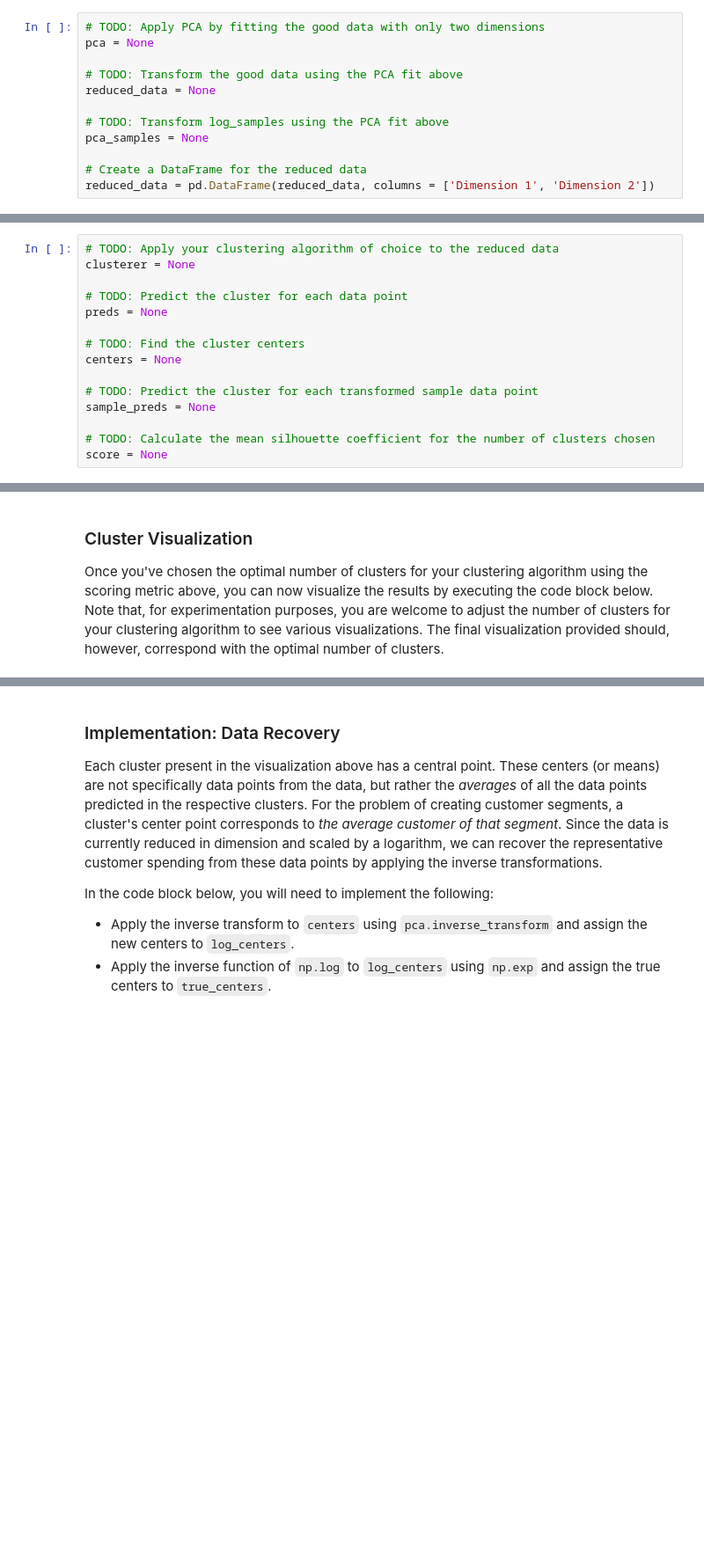
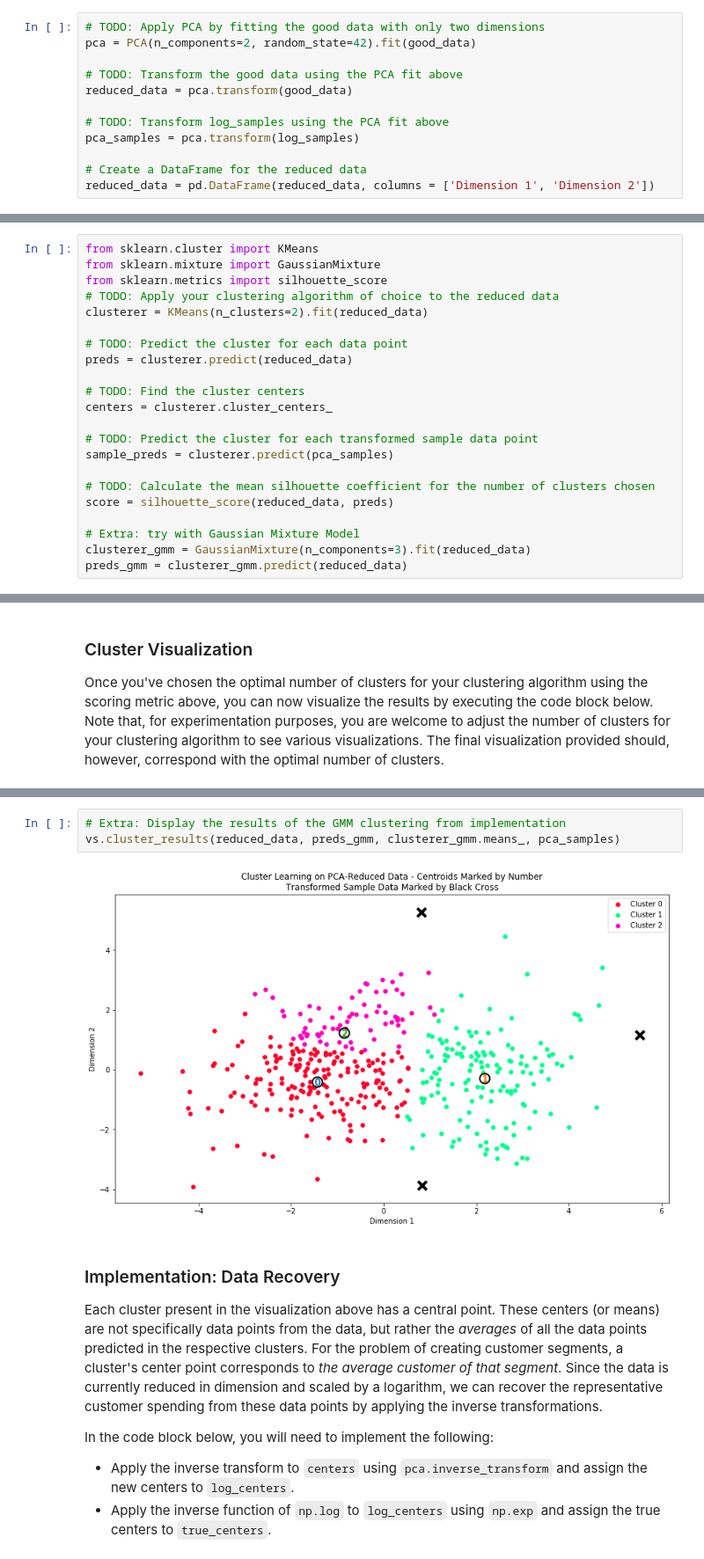
Before and after one commit to zeetaros/ml_nanodegree, a Jupyter notebook: customer_segments/customer_segments_CSY.ipynb, the cells around one changed output, grey strips where cells are left out. Shown at 88% size. Cells and saved outputs as stored; diff of their text form; blank space fills up the shorter version.

```diff
--- a/customer_segments/customer_segments_CSY.ipynb
+++ b/customer_segments/customer_segments_CSY.ipynb
@@ -308,13 +424,13 @@ In the code block below, you will need to implement the following:
  - Apply a PCA transformation of `log_samples` using `pca.transform`, and assign the results to `pca_samples`.
 # %%
 # TODO: Apply PCA by fitting the good data with only two dimensions
-pca = None
+pca = PCA(n_components=2, random_state=42).fit(good_data)
 
 # TODO: Transform the good data using the PCA fit above
-reduced_data = None
+reduced_data = pca.transform(good_data)
 
 # TODO: Transform log_samples using the PCA fit above
-pca_samples = None
+pca_samples = pca.transform(log_samples)
 
 # Create a DataFrame for the reduced data
 reduced_data = pd.DataFrame(reduced_data, columns = ['Dimension 1', 'Dimension 2'])
@@ -364,17 +493,24 @@ In the code block below, you will need to implement the following:
  - Import `sklearn.metrics.silhouette_score` and calculate the silhouette score of `reduced_data` against `preds`.
    - Assign the silhouette score to `score` and print the result.
 # %%
+from sklearn.cluster import KMeans
+from sklearn.mixture import GaussianMixture
+from sklearn.metrics import silhouette_score
 # TODO: Apply your clustering algorithm of choice to the reduced data
-clusterer = None
+clusterer = KMeans(n_clusters=2).fit(reduced_data)
 
 # TODO: Predict the cluster for each data point
-preds = None
+preds = clusterer.predict(reduced_data)
 
 # TODO: Find the cluster centers
-centers = None
+centers = clusterer.cluster_centers_
 
 # TODO: Predict the cluster for each transformed sample data point
-sample_preds = None
+sample_preds = clusterer.predict(pca_samples)
 
 # TODO: Calculate the mean silhouette coefficient for the number of clusters chosen
-score = None
+score = silhouette_score(reduced_data, preds)
+
+# Extra: try with Gaussian Mixture Model
+clusterer_gmm = GaussianMixture(n_components=3).fit(reduced_data)
+preds_gmm = clusterer_gmm.predict(reduced_data)
@@ -394,3 +553,8 @@ vs.cluster_results(reduced_data, preds, centers, pca_samples)
+# %%
+# Extra: Display the results of the GMM clustering from implementation
+vs.cluster_results(reduced_data, preds_gmm, clusterer_gmm.means_, pca_samples)
+# %% [output]
+[figure, added]
 # %% [markdown]
 ### Implementation: Data Recovery
 Each cluster present in the visualization above has a central point. These centers (or means) are not specifically data points from the data, but rather the *averages* of all the data points predicted in the respective clusters. For the problem of creating customer segments, a cluster's center point corresponds to *the average customer of that segment*. Since the data is currently reduced in dimension and scaled by a logarithm, we can recover the representative customer spending from these data points by applying the inverse transformations.
```
Also changed, not shown: parts of 23 cells of this notebook.
